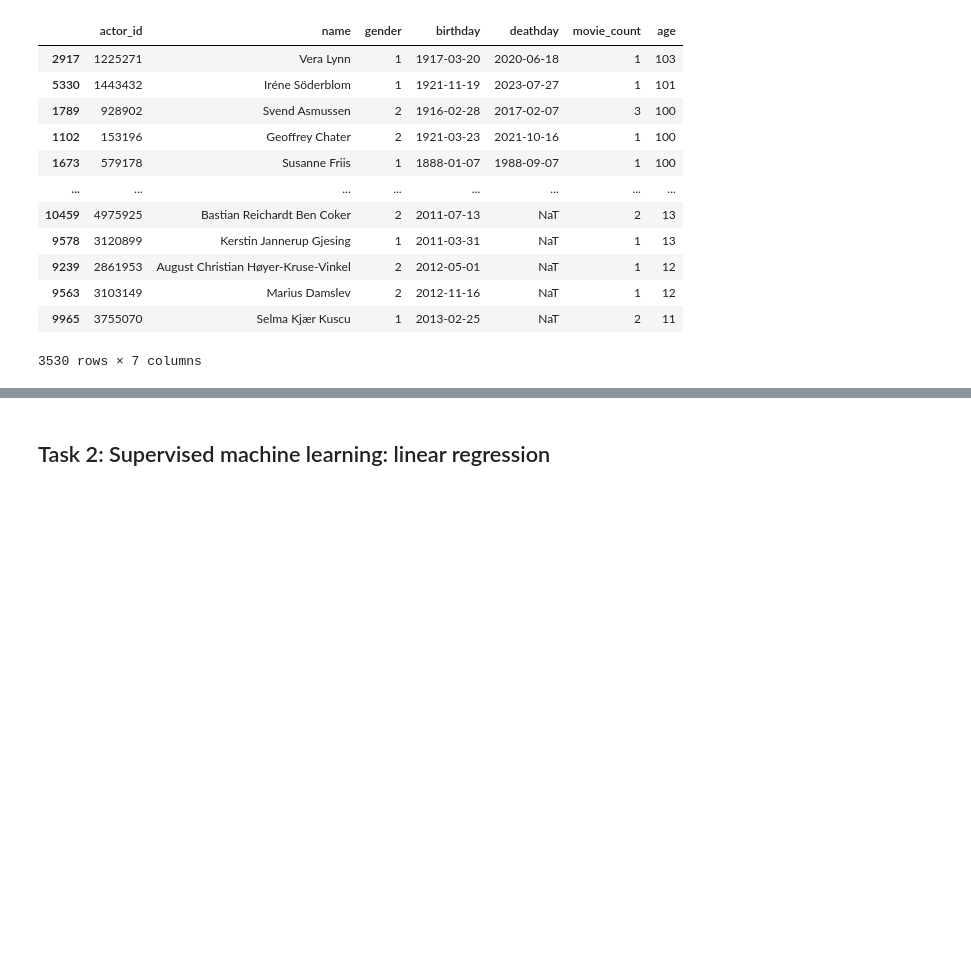
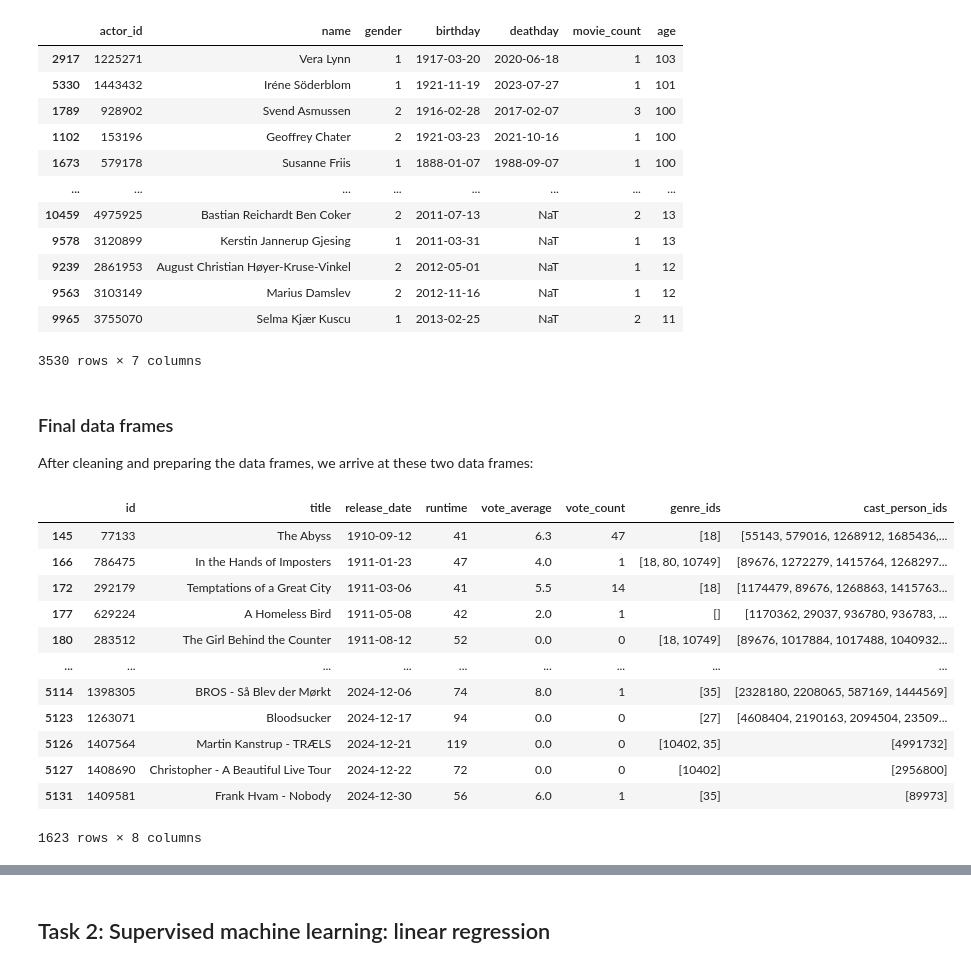
Before and after one commit to pbollhorn/bi-group-5-and-9, a Jupyter notebook: mp3/mini_project_3.ipynb, the cells around one changed output, grey strips where cells are left out. Saved outputs shown, nothing was run; the diff lists cells and outputs as text; code cells hidden in the pictures; blank space fills up the shorter version.

```diff
--- a/mp3/mini_project_3.ipynb
+++ b/mp3/mini_project_3.ipynb
@@ -310,3 +313,23 @@ danish_actors.sort_values(by="age", ascending=False)
 | 9563 | 3103149 | Marius Damslev | 2 | 2012-11-16 | NaT | 1 | 12 |
 | 9965 | 3755070 | Selma Kjær Kuscu | 1 | 2013-02-25 | NaT | 2 | 11 |
 3530 rows × 7 columns
+# %% [markdown]
+### Final data frames
+
+After cleaning and preparing the data frames, we arrive at these two data frames:
+# %%
+danish_movies
+# %% [output]
+|  | id | title | release_date | runtime | vote_average | vote_count | genre_ids | cast_person_ids |
+| 145 | 77133 | The Abyss | 1910-09-12 | 41 | 6.3 | 47 | [18] | [55143, 579016, 1268912, 1685436,... |
+| 166 | 786475 | In the Hands of Imposters | 1911-01-23 | 47 | 4.0 | 1 | [18, 80, 10749] | [89676, 1272279, 1415764, 1268297... |
+| 172 | 292179 | Temptations of a Great City | 1911-03-06 | 41 | 5.5 | 14 | [18] | [1174479, 89676, 1268863, 1415763... |
+| 177 | 629224 | A Homeless Bird | 1911-05-08 | 42 | 2.0 | 1 | [] | [1170362, 29037, 936780, 936783, ... |
+| 180 | 283512 | The Girl Behind the Counter | 1911-08-12 | 52 | 0.0 | 0 | [18, 10749] | [89676, 1017884, 1017488, 1040932... |
+| ... | ... | ... | ... | ... | ... | ... | ... | ... |
+| 5114 | 1398305 | BROS - Så Blev der Mørkt | 2024-12-06 | 74 | 8.0 | 1 | [35] | [2328180, 2208065, 587169, 1444569] |
+| 5123 | 1263071 | Bloodsucker | 2024-12-17 | 94 | 0.0 | 0 | [27] | [4608404, 2190163, 2094504, 23509... |
+| 5126 | 1407564 | Martin Kanstrup - TRÆLS | 2024-12-21 | 119 | 0.0 | 0 | [10402, 35] | [4991732] |
+| 5127 | 1408690 | Christopher - A Beautiful Live Tour | 2024-12-22 | 72 | 0.0 | 0 | [10402] | [2956800] |
+| 5131 | 1409581 | Frank Hvam - Nobody | 2024-12-30 | 56 | 6.0 | 1 | [35] | [89973] |
+1623 rows × 8 columns
```
Also changed, not shown: parts of 9 cells of this notebook.
